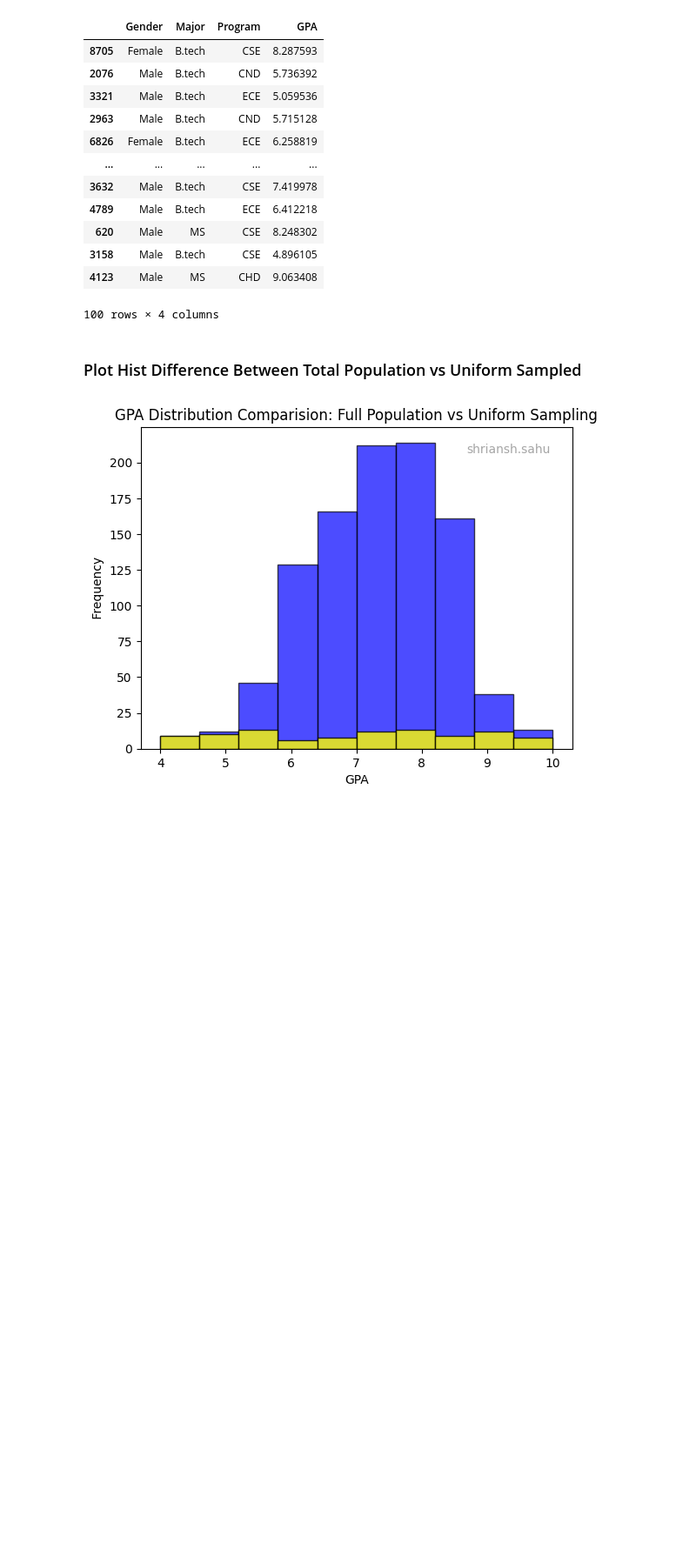
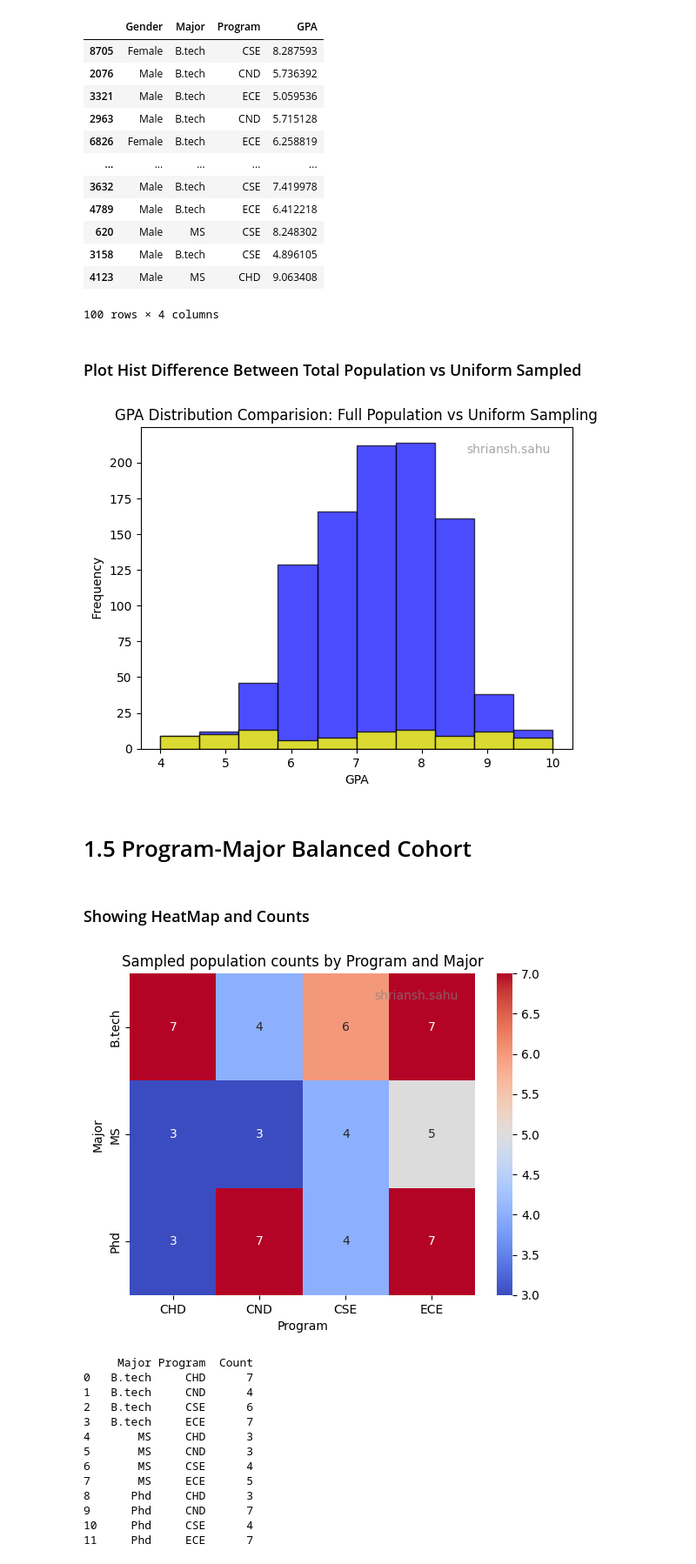
Before and after one commit to Shriansh8584/student-dataset-assignment, a Jupyter notebook: JupyterNotebook.ipynb, the cells around one changed output. Shown at 87% size. Saved outputs shown, nothing was run; the diff lists cells and outputs as text; code cells hidden in the pictures; blank space fills up the shorter version.

Commit message:
Program-Major Balanced Cohort

```diff
--- a/JupyterNotebook.ipynb
+++ b/JupyterNotebook.ipynb
@@ -401,6 +401,44 @@ class StudentDataset:
         plt.ylabel(" Frequency ")
         self._add_username()
         plt.show
+
+    #  1.5  Program-Major Balanced Cohort
+
+    # Smapled 60 students form Program and Major approximately equally
+
+
+    def sample_program_major_balanced ( self , n : int = 60 ) -> pd . DataFrame :
+         Sampled_student = []
+
+         self.full_df['prog_maj_grp'] = self.full_df["Major"] + "_" + self.full_df["Program"]
+         categories = sorted(self.full_df['prog_maj_grp'].unique())
+
+
+         for _ in range(n):
+                combo_choice = self.rng.choice(categories)
+                student = self.full_df[self.full_df['prog_maj_grp'] == combo_choice].sample(n = 1, replace=True)
+                Sampled_student.append(student)
+
+         balanced_sample = pd.concat(Sampled_student)
+
+         balanced_sample = balanced_sample.drop( columns=['prog_maj_grp'])
+         return balanced_sample
+
+    # Showing Heat Map and Count
+
+    def show_program_major_counts_and_heatmap ( self , sampled_df : pd.DataFrame ) -> None :
+
+        sample_counts = sampled_df.groupby(["Major","Program"]).size().reset_index(name='Count')
+
+        pivot_fulldf = sample_counts.pivot( index="Major",columns="Program",values='Count').fillna(0)
+        sb.heatmap(pivot_fulldf,annot=True, fmt= ".0f" , cmap= "coolwarm" , cbar=True)
+        plt.title("Sampled population counts by Program and Major")
+        plt.xlabel("Program")
+        plt.ylabel("Major")
+        self._add_username()
+        plt.show()
+
+        print(sample_counts)
 # %% [markdown]
 # Q1.0 Dataset Generation
 # %%
@@ -621,3 +659,26 @@ uniform_sample = dataset.sample_gpa_uniform()
 dataset.plot_gpa_histogram_comparison(sampled_df=uniform_sample)
 # %% [output]
 [figure]
+# %% [markdown]
+# 1.5 Program-Major Balanced Cohort
+# %% [markdown]
+### Showing HeatMap and Counts
+# %%
+dataset = StudentDataset(10000,"shriansh.sahu")
+uniform_sample = dataset.sample_program_major_balanced()
+dataset.show_program_major_counts_and_heatmap(uniform_sample)
+# %% [output]
+[figure, added]
+     Major Program  Count
+0   B.tech     CHD      7
+1   B.tech     CND      4
+2   B.tech     CSE      6
+3   B.tech     ECE      7
+4       MS     CHD      3
+5       MS     CND      3
+6       MS     CSE      4
+7       MS     ECE      5
+8      Phd     CHD      3
+9      Phd     CND      7
+10     Phd     CSE      4
+11     Phd     ECE      7
```
